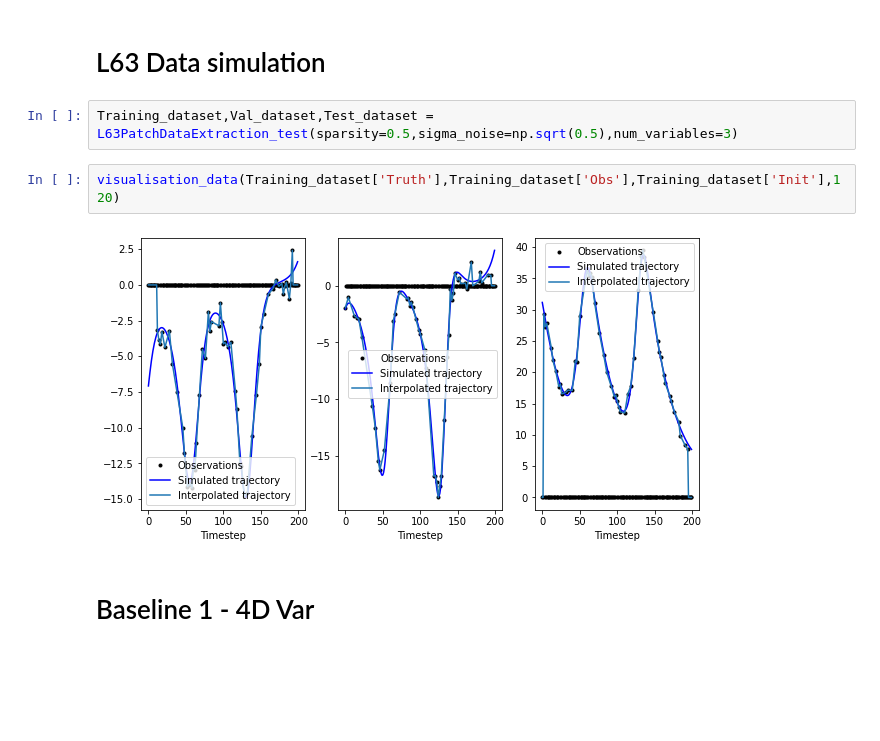
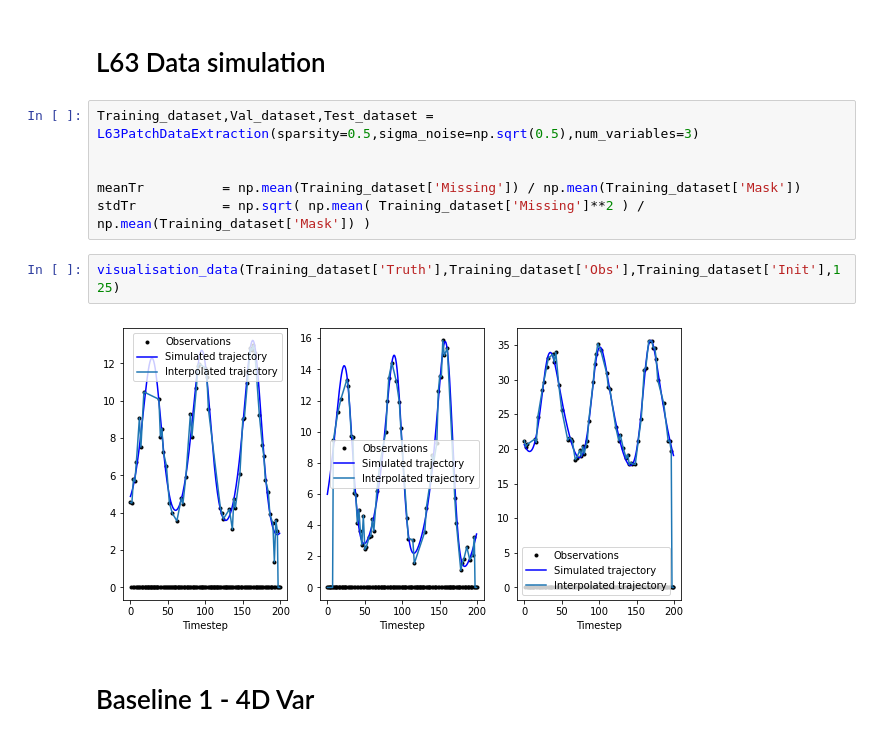
Before and after one commit to cdurand95/DataAssimilationProject, a Jupyter notebook: BaselineL63.ipynb, the cells around one changed output. Cells and saved outputs as stored; diff of their text form; blank space fills up the shorter version.

Commit message:
DataGenerator

```diff
--- a/BaselineL63.ipynb
+++ b/BaselineL63.ipynb
@@ -47,11 +47,15 @@ from utils import *
 # %% [markdown]
 # L63 Data simulation
 # %%
-Training_dataset,Val_dataset,Test_dataset = L63PatchDataExtraction_test(sparsity=0.5,sigma_noise=np.sqrt(0.5),num_variables=3)
+Training_dataset,Val_dataset,Test_dataset = L63PatchDataExtraction(sparsity=0.5,sigma_noise=np.sqrt(0.5),num_variables=3)
+
+
+meanTr          = np.mean(Training_dataset['Missing']) / np.mean(Training_dataset['Mask'])
+stdTr           = np.sqrt( np.mean( Training_dataset['Missing']**2 ) / np.mean(Training_dataset['Mask']) )
 # %%
-visualisation_data(Training_dataset['Truth'],Training_dataset['Obs'],Training_dataset['Init'],120)
+visualisation_data(Training_dataset['Truth'],Training_dataset['Obs'],Training_dataset['Init'],125)
 # %% [output]
-[figure, old version]
+[figure, new version]
 # %% [markdown]
 # Baseline 1 - 4D Var
 # %%
```
Also changed, not shown: parts of 4 cells of this notebook, 2 other files.
